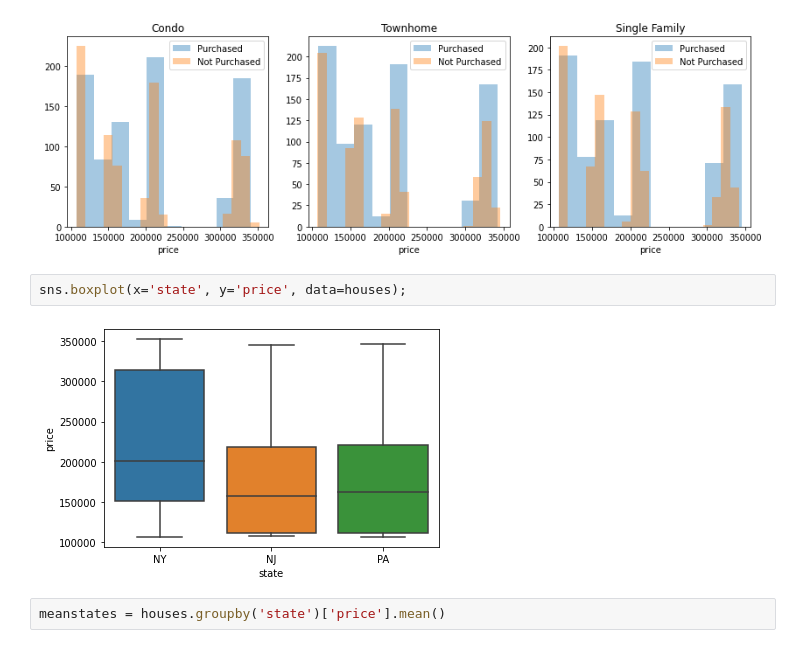
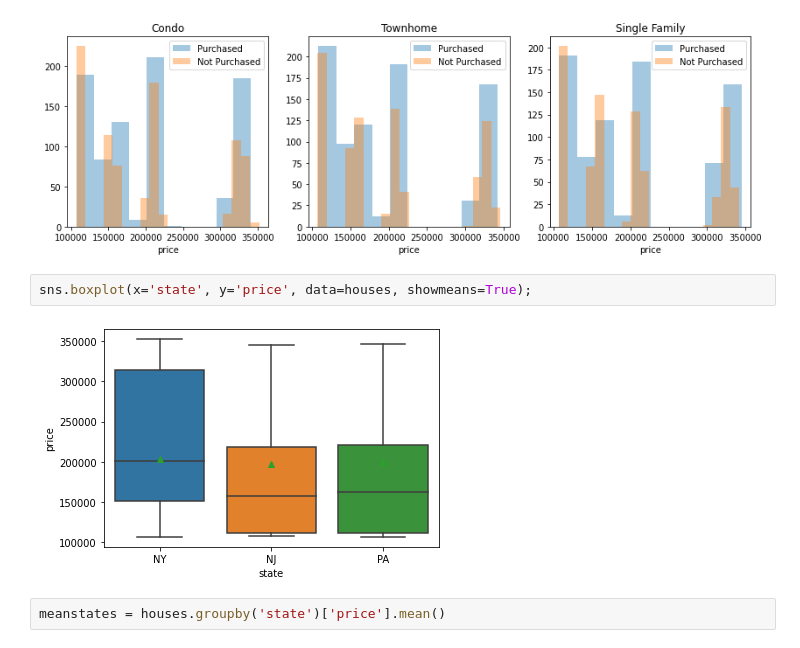
Before and after one commit to sebhatgg/Real_Estate, a Jupyter notebook: TIM_8535Week6.ipynb, the cells around one changed output. Cells and saved outputs as stored; diff of their text form.

```diff
--- a/TIM_8535Week6.ipynb
+++ b/TIM_8535Week6.ipynb
@@ -133,9 +133,9 @@ _ = ax.set_title('Single Family');
 # %% [output]
 [figure]
 # %%
-sns.boxplot(x='state', y='price', data=houses);
+sns.boxplot(x='state', y='price', data=houses, showmeans=True);
 # %% [output]
-[figure, old version]
+[figure, new version]
 # %%
 meanstates = houses.groupby('state')['price'].mean()
 # %%
```
